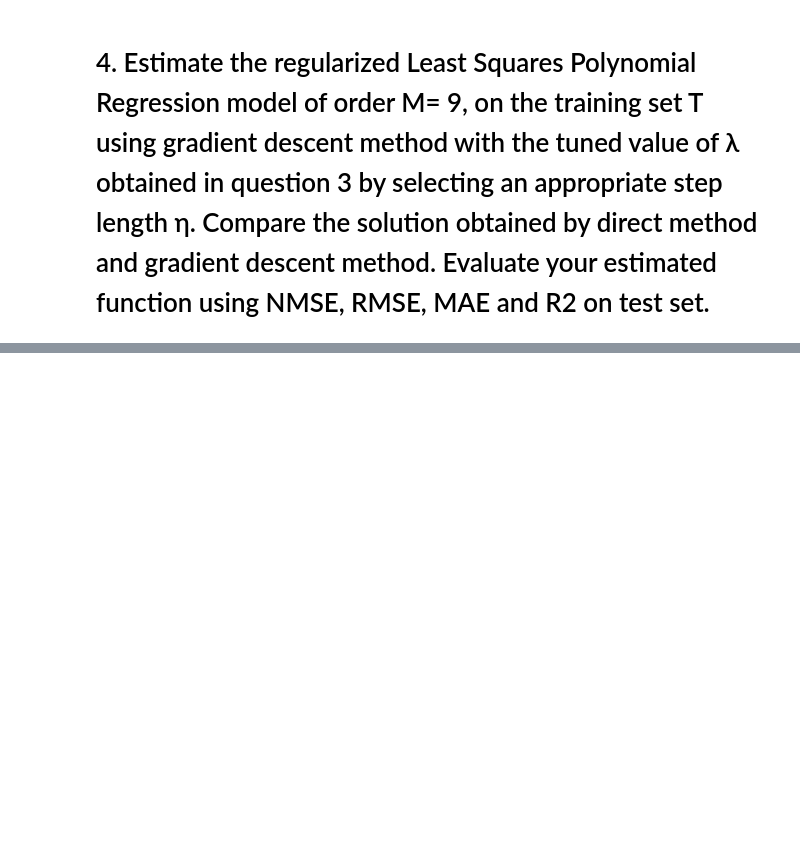
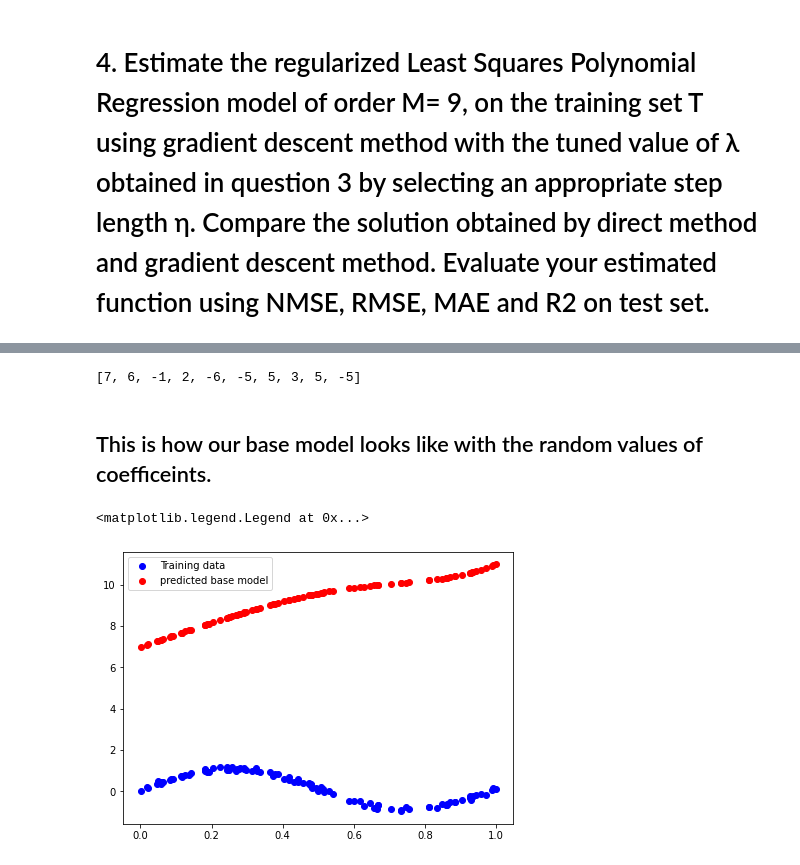
Before and after one commit to Rohanjos97/machine-learning-assignments, a Jupyter notebook: Assignment 3/ Assignment3.ipynb, the cells around one changed output, grey strips where cells are left out. Cells and saved outputs as stored; diff of their text form; code cells hidden in the pictures; blank space fills up the shorter version.

```diff
--- a/Assignment 3/ Assignment3.ipynb
+++ b/Assignment 3/ Assignment3.ipynb
@@ -386,0 +380,28 @@ R_square_λ0
+# %%
+coefficient_m9 = []
+
+for coff in range(10):
+  rand_coef = random.randint(-10, 10)
+  coefficient_m9.append(rand_coef)
+coefficient_m9
+# %% [output]
+[7, 6, -1, 2, -6, -5, 5, 3, 5, -5]
+# %%
+y_predicted_m9  = []
+X = X_train
+
+for val in X:
+  y_val = 0
+  for deg in range(0, 10):
+    y_val += coefficient_m9[deg] * math.pow(val, deg)
+  y_predicted_m9.append(y_val)
+# %% [markdown]
+## This is how our base model looks like with the random values of coefficeints.
+# %%
+fig, axes = plt.subplots(1, 1, figsize=(7, 5))
+axes.scatter(X_train, Y_train, color='blue')
+axes.scatter(X_train, y_predicted_m9, color='red')
+axes.legend(['Training data', 'predicted base model'])
+# %% [output]
+<matplotlib.legend.Legend at 0x...>
+[figure, added]
```
Also changed, not shown: parts of 32 cells of this notebook.
